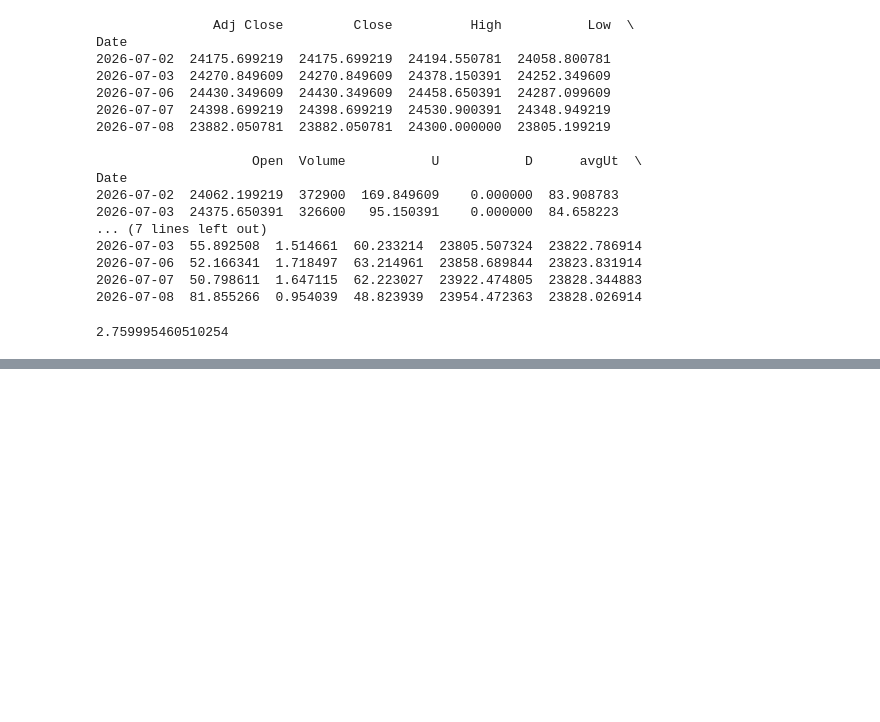
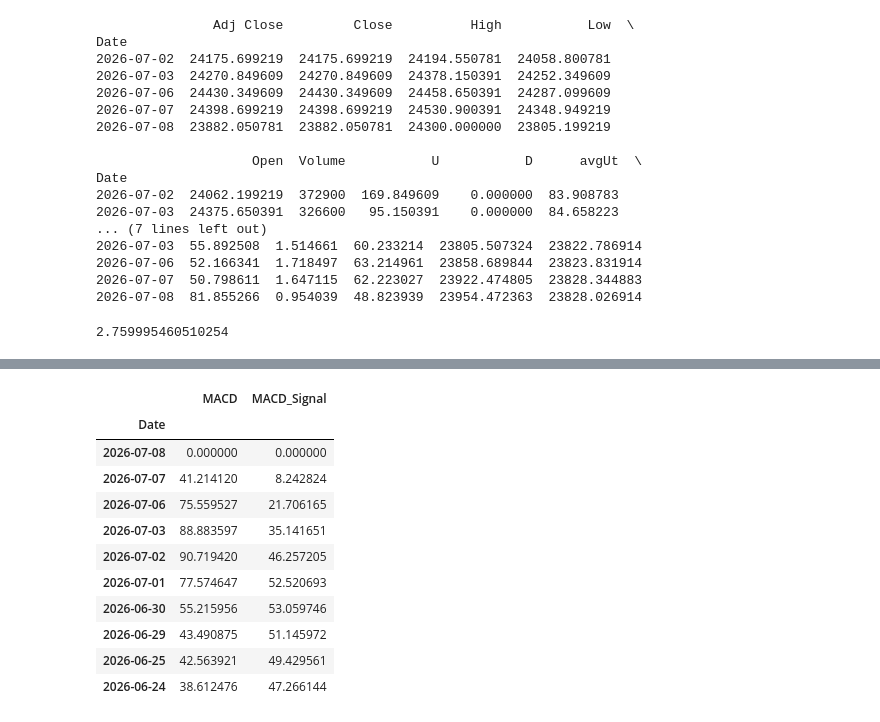
Before and after one commit to avnig309-dotcom/StockPricePrediction_project, a Jupyter notebook: stock_prediciton_editing_dataset.ipynb, the cells around one changed output, grey strips where cells are left out. Cells and saved outputs as stored; diff of their text form; code cells hidden in the pictures; blank space fills up the shorter version.

```diff
--- a/stock_prediciton_editing_dataset.ipynb
+++ b/stock_prediciton_editing_dataset.ipynb
@@ -425,0 +502,20 @@ print(time.time() - start)
+# %%
+# Calculate MACD Signal Line
+
+df["MACD_Signal"] = df["MACD"].ewm(span=9, adjust=False).mean()
+
+# Show output
+df[["MACD", "MACD_Signal"]].head(10)
+# %% [output]
+|  | MACD | MACD_Signal |
+| Date |  |  |
+| 2026-07-08 | 0.000000 | 0.000000 |
+| 2026-07-07 | 41.214120 | 8.242824 |
+| 2026-07-06 | 75.559527 | 21.706165 |
+| 2026-07-03 | 88.883597 | 35.141651 |
+| 2026-07-02 | 90.719420 | 46.257205 |
+| 2026-07-01 | 77.574647 | 52.520693 |
+| 2026-06-30 | 55.215956 | 53.059746 |
+| 2026-06-29 | 43.490875 | 51.145972 |
+| 2026-06-25 | 42.563921 | 49.429561 |
+| 2026-06-24 | 38.612476 | 47.266144 |
```
Also changed, not shown: parts of 3 cells of this notebook.
